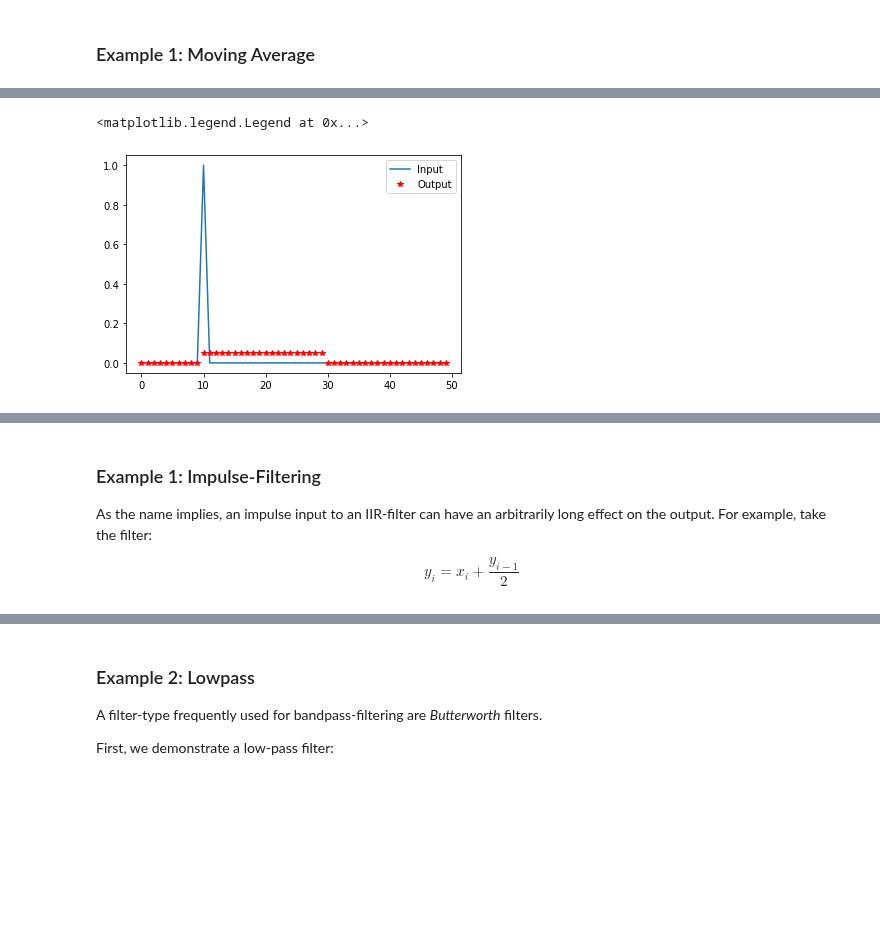
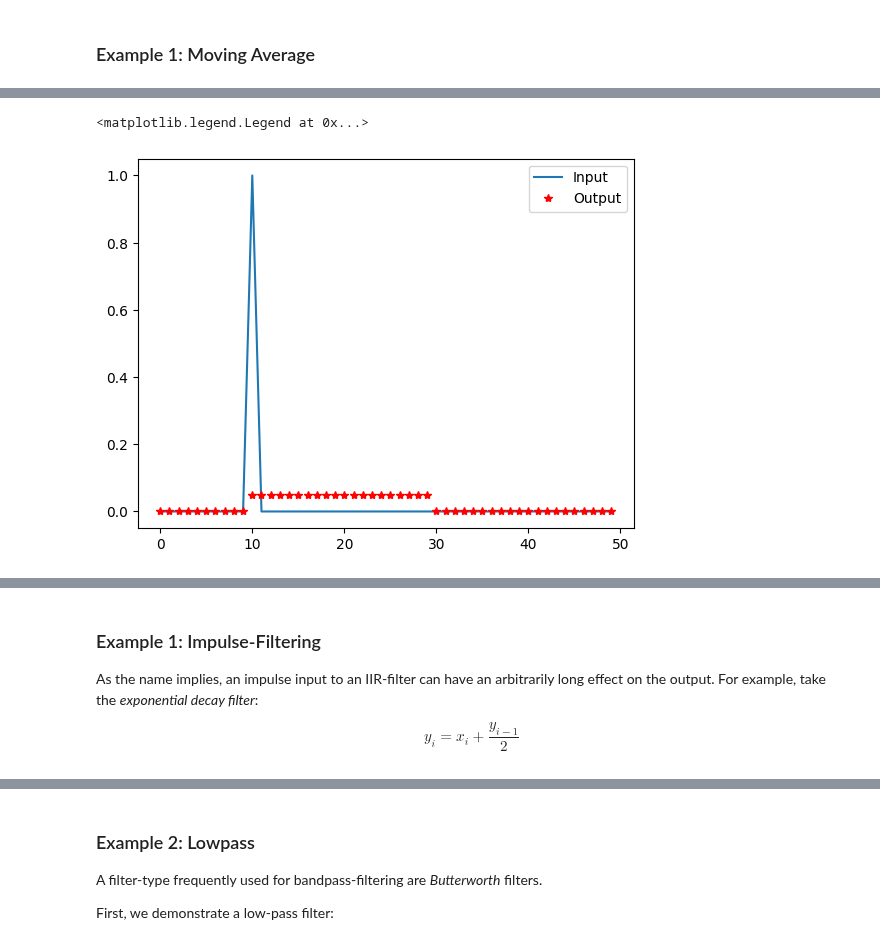
Before and after one commit to thomas-haslwanter/CSS_ipynb, a Jupyter notebook: Soundproc_3_LinearFilters.ipynb, the cells around one changed output, grey strips where cells are left out. Drawn from its saved outputs; the diff is of its cells as text; code cells hidden in the pictures; blank space fills up the shorter version.

```diff
--- a/Soundproc_3_LinearFilters.ipynb
+++ b/Soundproc_3_LinearFilters.ipynb
@@ -79,12 +79,12 @@ plt.plot(t, y, 'r')
 # %%
-impFiltered = signal.lfilter(b, a, impulse)
+imp_filtered = signal.lfilter(b, a, impulse)
 
 plt.plot(impulse)
-plt.plot(impFiltered, 'r*')
+plt.plot(imp_filtered, 'r*')
 plt.legend(['Input', 'Output'])
 # %% [output]
 <matplotlib.legend.Legend at 0x...>
-[figure, old version]
+[figure, new version]
 # %% [markdown]
 ## Infinite Impulse Response-Filters (IIR)
 
@@ -94,7 +94,7 @@ In contrast to FIR-filters, IIR-filters can also include a *feedback* from the o
 # %% [markdown]
 ### Example 1: Impulse-Filtering
 
-As the name implies, an impulse input to an IIR-filter can have an arbitrarily long effect on the output. For example, take the filter:
+As the name implies, an impulse input to an IIR-filter can have an arbitrarily long effect on the output. For example, take the *exponential decay filter*:
 
 \begin{equation}
     y_i = x_i + \frac{y_{i-1}}{2}
```
Also changed, not shown: parts of 9 cells of this notebook, 9 other files.
